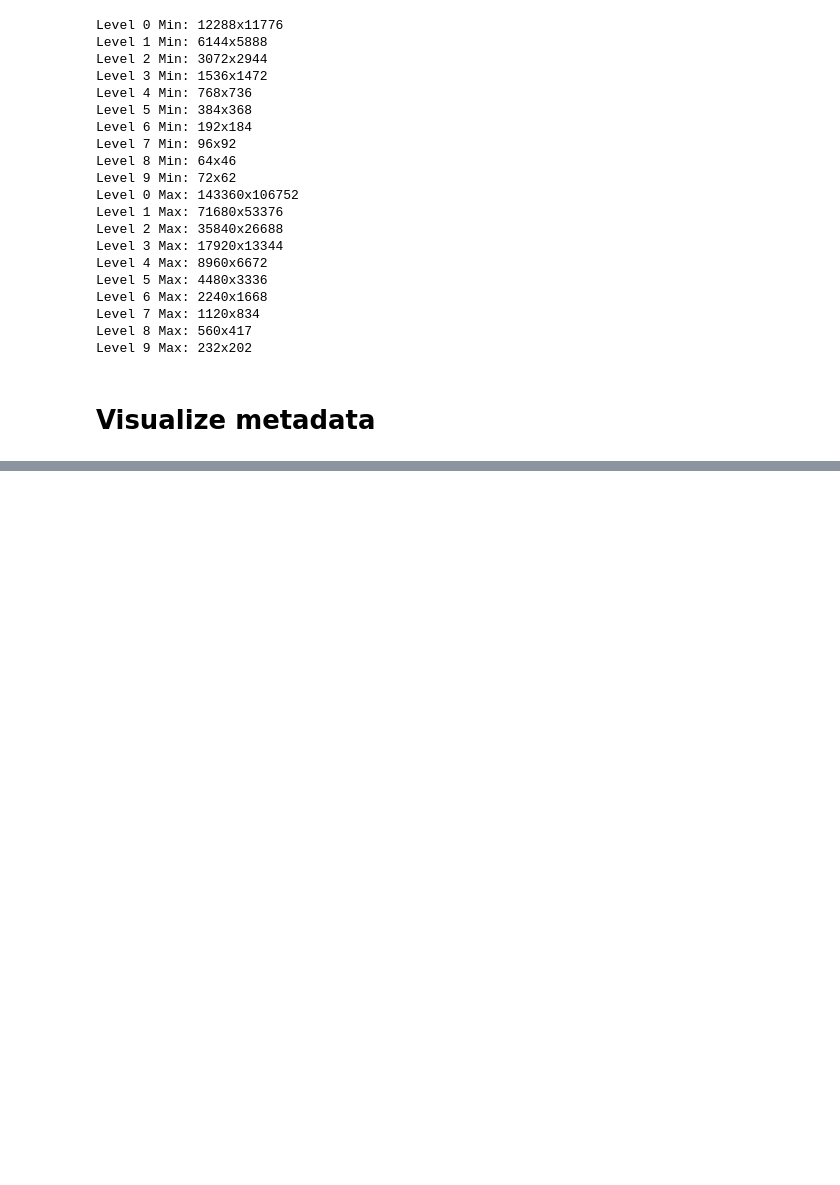
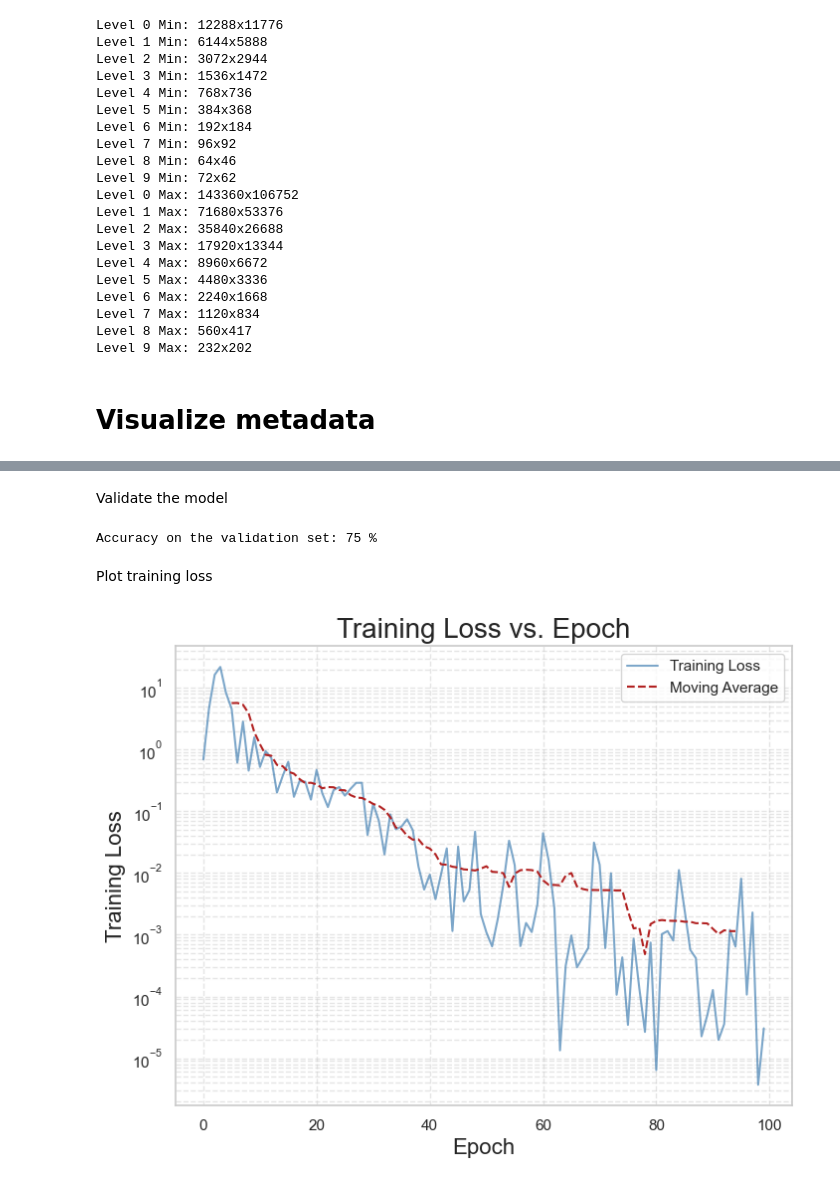
Before and after one commit to zebleck/Notebooks, a Jupyter notebook: biomedical/test.ipynb, the cells around one changed output, grey strips where cells are left out. Saved outputs shown, nothing was run; the diff lists cells and outputs as text; code cells hidden in the pictures; blank space fills up the shorter version.

Commit message:
conv network training on first two tumour types

```diff
--- a/biomedical/test.ipynb
+++ b/biomedical/test.ipynb
@@ -298,0 +460,66 @@ Name: sex, dtype: int64
+# %% [markdown]
+Validate the model
+# %%
+model = TumorClassifier()
+state_dict = torch.load('model.pth', map_location=torch.device('cpu'))
+
+model.load_state_dict(state_dict)
+
+model.eval()
+
+# Evaluate the model on the validation set
+correct = 0
+total = 0
+with torch.no_grad():
+  for inputs, labels in val_loader:
+    if(inputs.shape[0] != 8):
+      continue
+    outputs = model(inputs)
+    _, predicted = torch.max(outputs.data, 1)
+    total += labels.size(0)
+    correct += (predicted == labels).sum().item()
+
+print('Accuracy on the validation set: %d %%' % (100 * correct / total))
+# %% [output]
+Accuracy on the validation set: 75 %
+# %% [markdown]
+Plot training loss
+# %%
+import re
+import numpy as np
+import matplotlib.pyplot as plt
+
+# Load file
+losses = []
+with open('losses.txt', 'r') as f:
+    for line in f.readlines():
+      try:
+        losses.append(float(line))
+      except:
+        pass
+
+
+# Define moving average function
+def moving_average(x, w):
+  return np.convolve(x, np.ones(w), 'valid') / w
+
+# Convert list of lists to NumPy array
+numbers = np.array(losses)
+
+w = 11
+mov_avg = moving_average(losses, w)
+avg_x = np.arange(int(w/2), len(losses) - int(w/2))
+
+# Plot losses
+fig, ax = plt.subplots(figsize=(8, 6))
+ax.plot(losses, alpha=0.7, label='Training Loss', color='steelblue')
+ax.plot(avg_x, mov_avg, '--', label='Moving Average', color='firebrick')
+ax.set_yscale('log')
+ax.set_xlabel('Epoch', fontsize=16)
+ax.set_ylabel('Training Loss', fontsize=16)
+ax.set_title('Training Loss vs. Epoch', fontsize=20)
+ax.grid(True, which='both', ls='--', alpha=0.5)
+ax.legend()
+plt.show()
+# %% [output]
+[figure, added]
```
Also changed, not shown: parts of 9 cells of this notebook, 2 other files.
